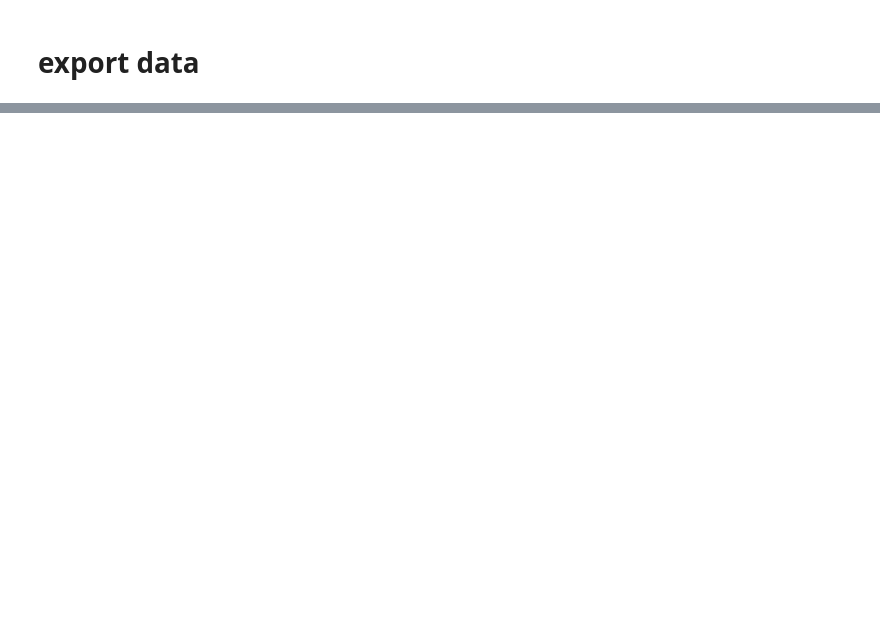
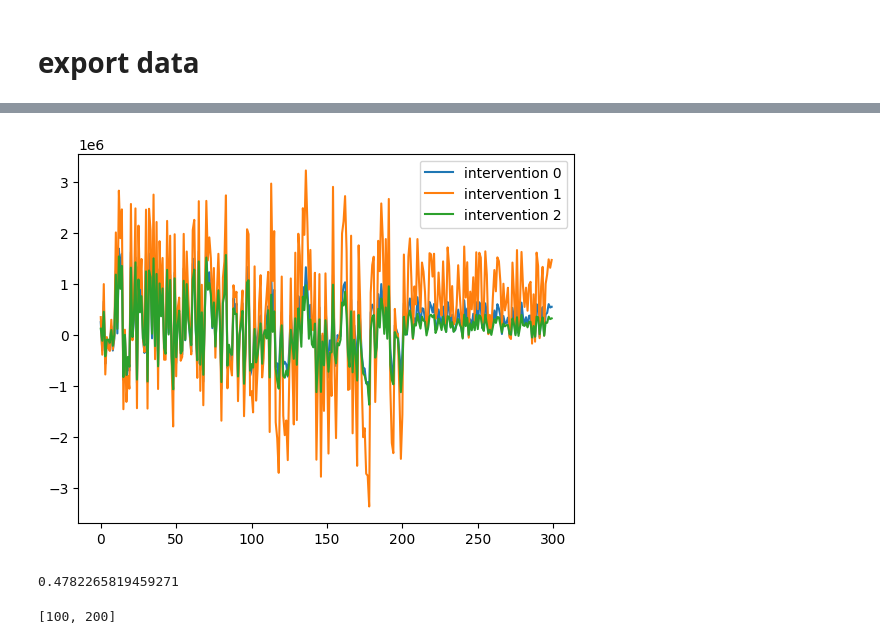
Before and after one commit to AbdullahO/What-If, a Jupyter notebook: synthetic_data_generation/generate_data.ipynb, the cells around one changed output, grey strips where cells are left out. Cells and saved outputs as stored; diff of their text form; code cells hidden in the pictures; blank space fills up the shorter version.

```diff
--- a/synthetic_data_generation/generate_data.ipynb
+++ b/synthetic_data_generation/generate_data.ipynb
@@ -150,0 +202,16 @@ data.export("store_sales_simple_2",tensor, df_ss, dir = "../data/" )
+# %%
+t0 = 0
+t1 = 300-1
+period_1 =  {"intervention_assignment": "control", "until": t0+50}
+
+# cov_unit example
+# cov unit also need "assignment_subpop" policy which is a dictionary of subpopulations (keys) and probability of assignment (list of float in [0,1] that must be of length (num_interventions) and must sum to one)
+intervention_assignment = "cov_unit"
+selection_subpop = {subpop1 : [0.3,0.3,0.4], subpop2 : [0.30,0.30,0.4], subpop3: [0.2, 0.4, 0.4] }
+period_2 = {"intervention_assignment": intervention_assignment, "until": t1-t0+1, "assignment_subpop": selection_subpop}
+
+periods = [period_1, period_2]
+
+tensor, df = data.generate([t0,t1])
+tensor_ss, df_ss = data.auto_subsample(periods, tensor, df)
+df_ss
@@ -150,0 +232,18 @@ data.export("store_sales_simple_2",tensor, df_ss, dir = "../data/" )
+# %%
+unit = np.argmax(loc.unit_labels == "LA")
+
+plt.plot(tensor[unit,:,0,], label = "intervention 0")
+plt.plot(tensor[unit,:,1,], label = "intervention 1")
+plt.plot(tensor[unit,:,2,], label = "intervention 2")
+plt.legend()
+plt.show()
+# %% [output]
+[figure, added]
+# %%
+tensor[unit,:,2,].sum()/tensor[unit,:,0,].sum()
+# %% [output]
+0.4782265819459271
+# %%
+data.regime_splits
+# %% [output]
+[100, 200]
```
Also changed, not shown: parts of 10 cells of this notebook, 4 other files.
